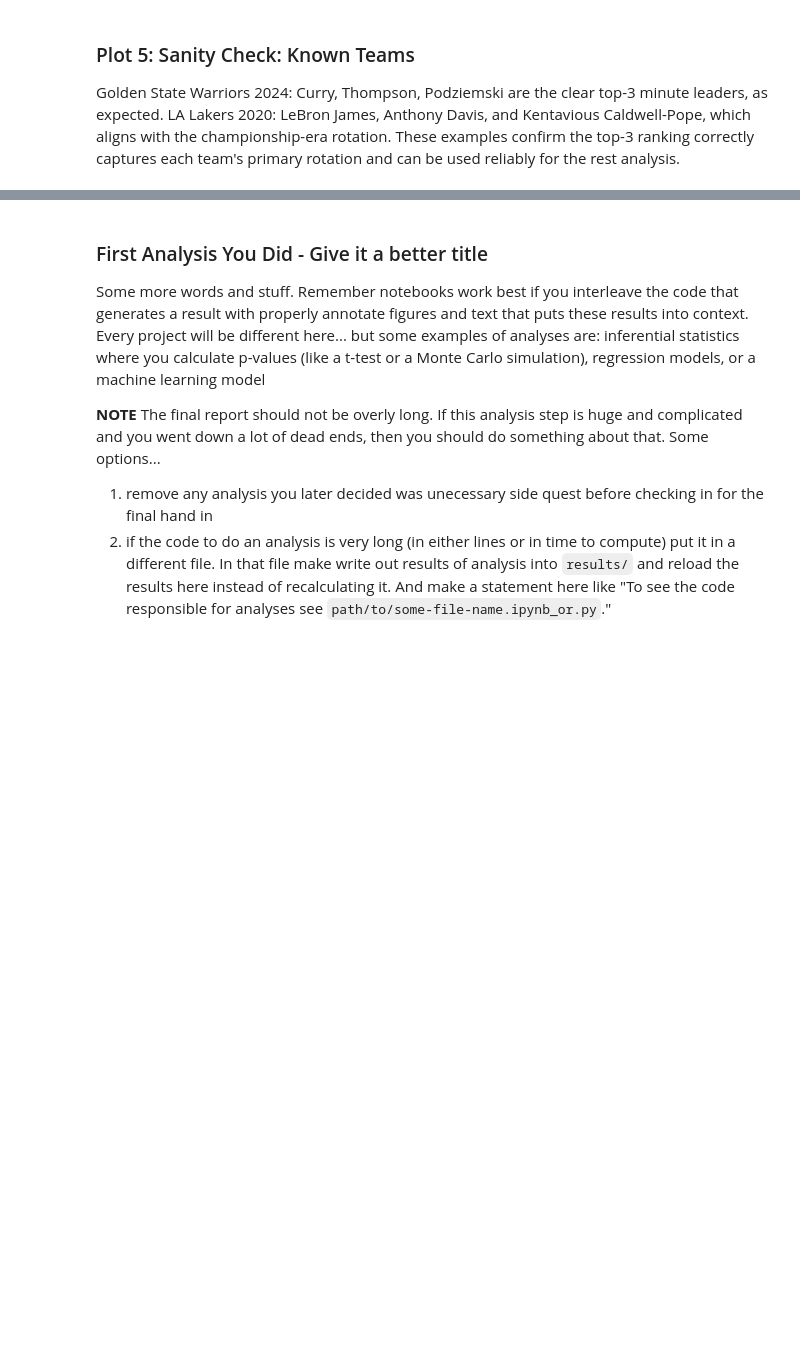
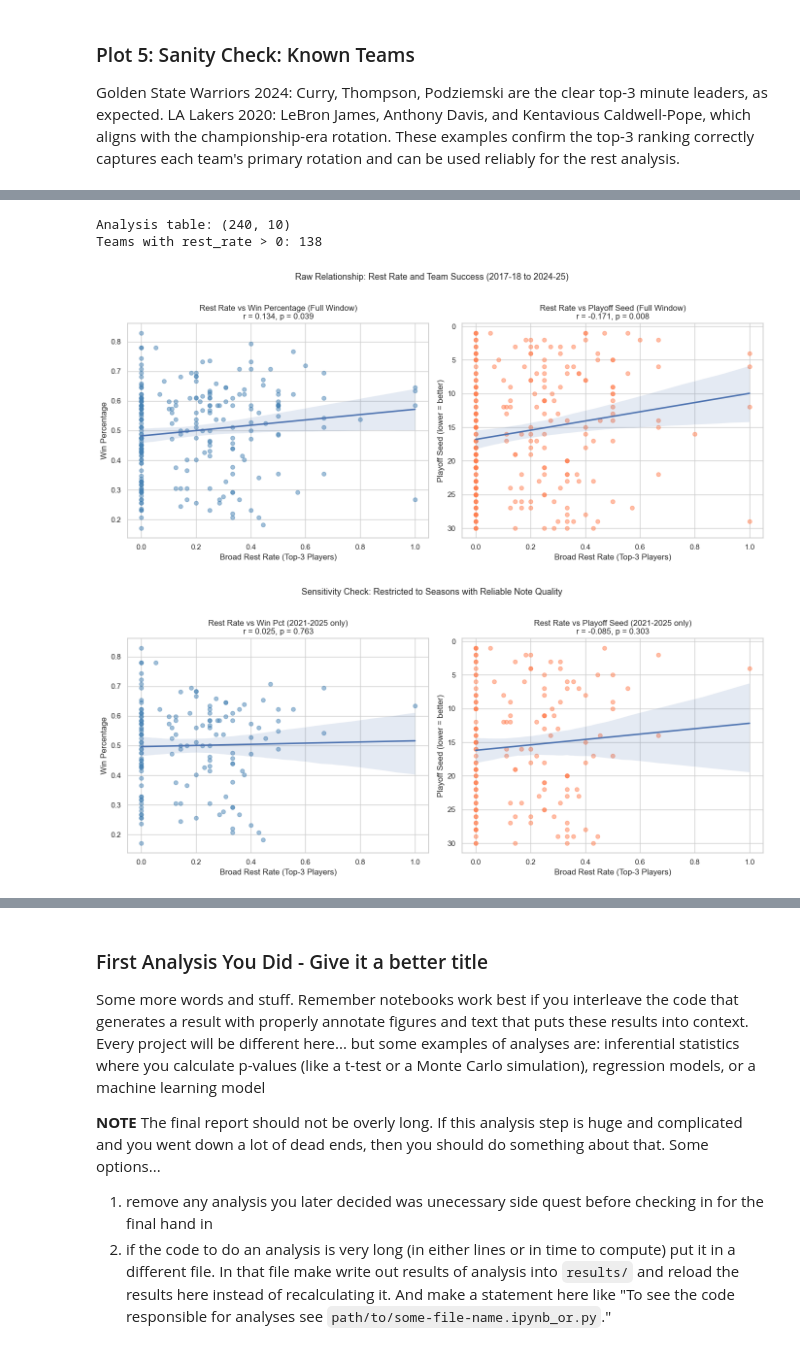
Before and after one commit to COGS108/Group-SP26-082, a Jupyter notebook: 03-FinalProject.ipynb, the cells around one changed output, grey strips where cells are left out. Drawn from its saved outputs; the diff is of its cells as text; code cells hidden in the pictures; blank space fills up the shorter version.

Commit message:
Add primary and secondary analysis with full interpretations

```diff
--- a/03-FinalProject.ipynb
+++ b/03-FinalProject.ipynb
@@ -1151,0 +1449,77 @@ Golden State Warriors 2024: Curry, Thompson, Podziemski are the clear top-3 minu
+# %%
+# ================================================================
+# EXPERIMENT 1: Raw Correlation — Rest Rate vs Team Outcomes
+# ================================================================
+from scipy import stats
+import matplotlib.pyplot as plt
+import seaborn as sns
+
+analysis = pd.read_csv('data/02-processed/nba_analysis_final.csv')
+print(f"Analysis table: {analysis.shape}")
+print(f"Teams with rest_rate > 0: {(analysis['rest_rate'] > 0).sum()}")
+
+# ── Full window plots ─────────────────────────────────────────────
+fig, axes = plt.subplots(1, 2, figsize=(14, 6))
+
+sns.regplot(data=analysis, x='rest_rate', y='win_pct',
+            ax=axes[0], scatter_kws={'alpha': 0.5, 'color': 'steelblue'})
+r1, p1 = stats.pearsonr(analysis['rest_rate'], analysis['win_pct'])
+axes[0].set_title(f'Rest Rate vs Win Percentage (Full Window)\nr = {r1:.3f}, p = {p1:.3f}')
+axes[0].set_xlabel('Broad Rest Rate (Top-3 Players)')
+axes[0].set_ylabel('Win Percentage')
+
+sns.regplot(data=analysis, x='rest_rate', y='playoff_seed',
+            ax=axes[1], scatter_kws={'alpha': 0.5, 'color': 'coral'})
+r2, p2 = stats.pearsonr(analysis['rest_rate'], analysis['playoff_seed'])
+axes[1].set_title(f'Rest Rate vs Playoff Seed (Full Window)\nr = {r2:.3f}, p = {p2:.3f}')
+axes[1].set_xlabel('Broad Rest Rate (Top-3 Players)')
+axes[1].set_ylabel('Playoff Seed (lower = better)')
+axes[1].invert_yaxis()
+
+plt.suptitle('Raw Relationship: Rest Rate and Team Success (2017-18 to 2024-25)',
+             fontsize=13, y=1.02)
+plt.tight_layout()
+plt.show()
+
+# ── Sensitivity check: restricted to 2021-2025 ───────────────────
+analysis_restricted = analysis[analysis['season'] >= 2021].copy()
+
+fig, axes = plt.subplots(1, 2, figsize=(14, 6))
+
+sns.regplot(data=analysis_restricted, x='rest_rate', y='win_pct',
+            ax=axes[0], scatter_kws={'alpha': 0.5, 'color': 'steelblue'})
+r1r, p1r = stats.pearsonr(analysis_restricted['rest_rate'],
+                           analysis_restricted['win_pct'])
+axes[0].set_title(f'Rest Rate vs Win Pct (2021-2025 only)\nr = {r1r:.3f}, p = {p1r:.3f}')
+axes[0].set_xlabel('Broad Rest Rate (Top-3 Players)')
+axes[0].set_ylabel('Win Percentage')
+
+sns.regplot(data=analysis_restricted, x='rest_rate', y='playoff_seed',
+            ax=axes[1], scatter_kws={'alpha': 0.5, 'color': 'coral'})
+r2r, p2r = stats.pearsonr(analysis_restricted['rest_rate'],
+                           analysis_restricted['playoff_seed'])
+axes[1].set_title(f'Rest Rate vs Playoff Seed (2021-2025 only)\nr = {r2r:.3f}, p = {p2r:.3f}')
+axes[1].set_xlabel('Broad Rest Rate (Top-3 Players)')
+axes[1].set_ylabel('Playoff Seed (lower = better)')
+axes[1].invert_yaxis()
+
+plt.suptitle('Sensitivity Check: Restricted to Seasons with Reliable Note Quality',
+             fontsize=13, y=1.02)
+plt.tight_layout()
+plt.show()
+
+# ── Summary ───────────────────────────────────────────────────────
+print("\n" + "="*55)
+print("EXPERIMENT 1 SUMMARY")
+print("="*55)
+print(f"\nFull window (2018-2025, n=240):")
+print(f"  rest_rate vs win_pct:      r={r1:.3f}, p={p1:.3f}")
+print(f"  rest_rate vs playoff_seed: r={r2:.3f}, p={p2:.3f}")
+print(f"\nRestricted window (2021-2025, n={len(analysis_restricted)}):")
+print(f"  rest_rate vs win_pct:      r={r1r:.3f}, p={p1r:.3f}")
+print(f"  rest_rate vs playoff_seed: r={r2r:.3f}, p={p2r:.3f}")
+# %% [output]
+Analysis table: (240, 10)
+Teams with rest_rate > 0: 138
+[figure, added]
+[figure, added]
```
Also changed, not shown: parts of 40 cells of this notebook.
